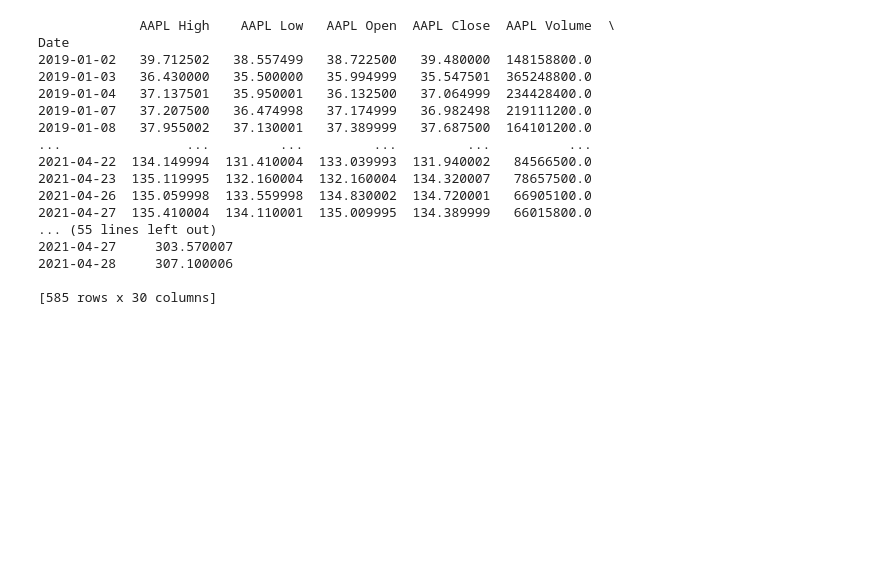
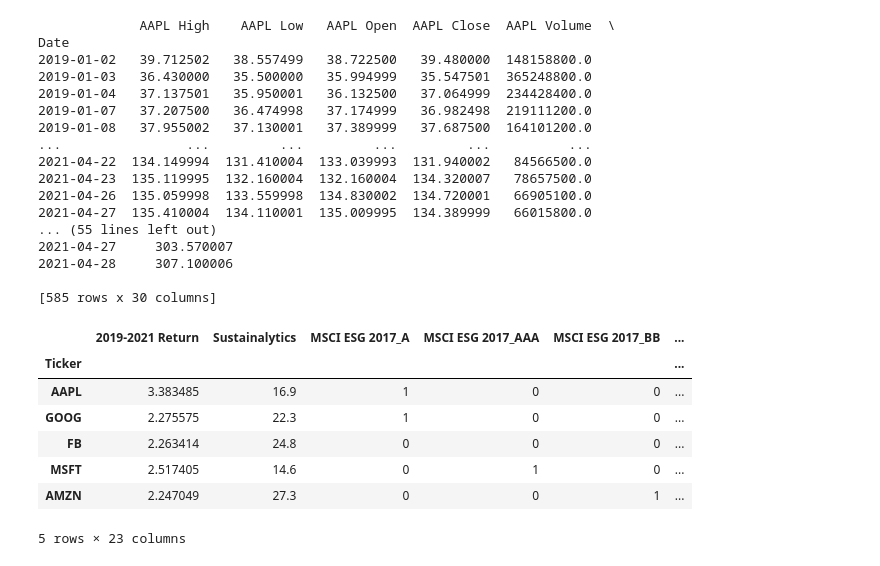
Before and after one commit to DanMarks12/Final_Project_Group5, a Jupyter notebook: ESG Analysis.ipynb, the cells around one changed output. Drawn from its saved outputs; the diff is of its cells as text; code cells hidden in the pictures; blank space fills up the shorter version.

```diff
--- a/ESG Analysis.ipynb
+++ b/ESG Analysis.ipynb
@@ -45,0 +47,13 @@ esg_df = pd.get_dummies(esg_df[['MSCI ESG 2017', 'MSCI ESG 2018', 'MSCI ESG 2019
+# %%
+other_vars = list(set(esg_df.columns.tolist()) - set(dummy_vars))
+esg_df = pd.concat([esg_df[other_vars], dummy_df], axis=1)
+esg_df
+# %% [output]
+|  | 2019-2021 Return | Sustainalytics | MSCI ESG 2017_A | MSCI ESG 2017_AAA | MSCI ESG 2017_BB | ... |
+| Ticker |  |  |  |  |  | ... |
+| AAPL | 3.383485 | 16.9 | 1 | 0 | 0 | ... |
+| GOOG | 2.275575 | 22.3 | 1 | 0 | 0 | ... |
+| FB | 2.263414 | 24.8 | 0 | 0 | 0 | ... |
+| MSFT | 2.517405 | 14.6 | 0 | 1 | 0 | ... |
+| AMZN | 2.247049 | 27.3 | 0 | 0 | 1 | ... |
+5 rows × 23 columns
```
Also changed, not shown: parts of 7 cells of this notebook.
